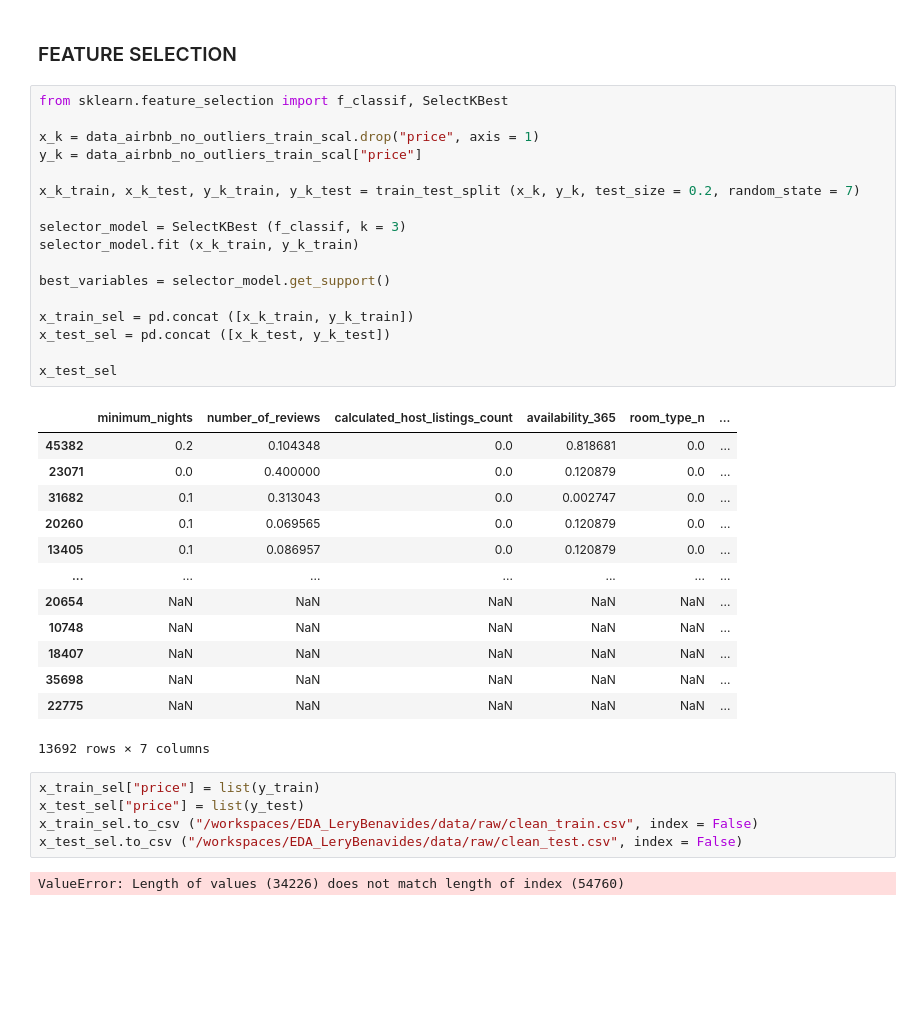
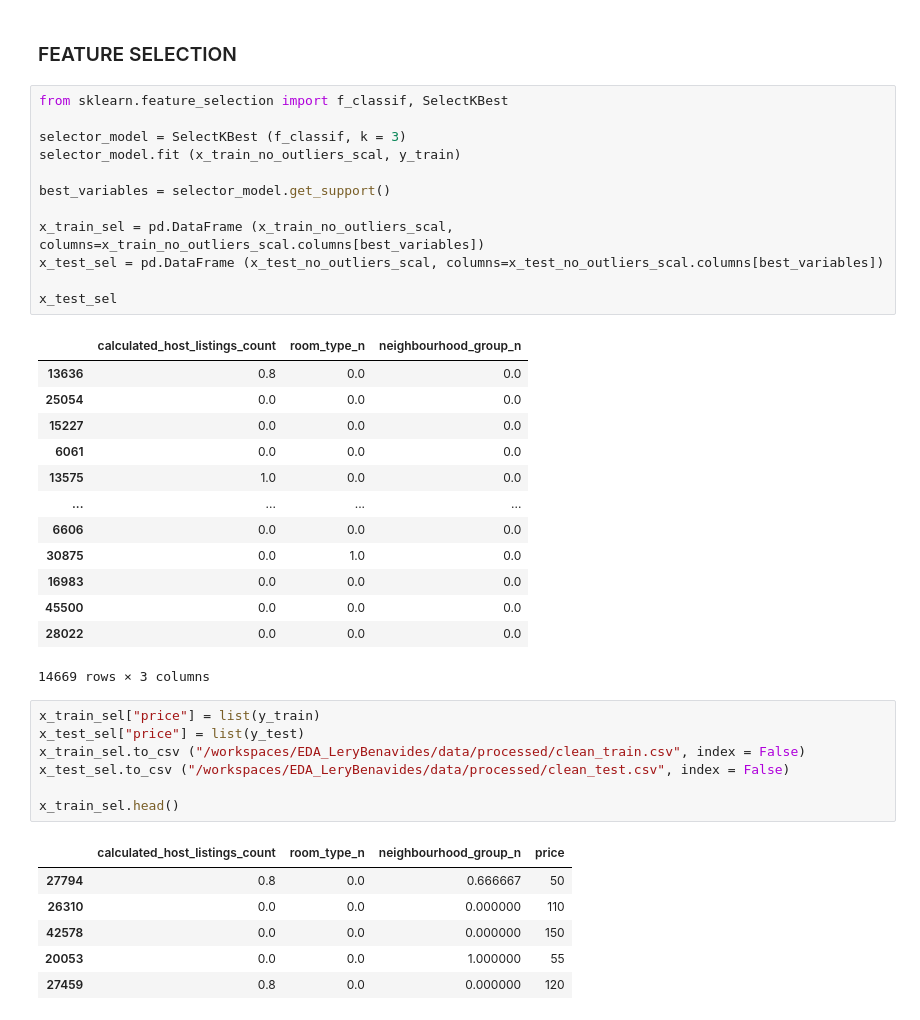
Before and after one commit to barret07/EDA_LeryBenavides, a Jupyter notebook: src/explore.ipynb, the cells around one changed output. Cells and saved outputs as stored; diff of their text form; blank space fills up the shorter version.

Commit message:
EDA Project Lery B

```diff
--- a/src/explore.ipynb
+++ b/src/explore.ipynb
@@ -571,38 +571,40 @@ x_train_no_outliers_scal.head()
 # %%
 from sklearn.feature_selection import f_classif, SelectKBest
 
-x_k = data_airbnb_no_outliers_train_scal.drop("price", axis = 1)
-y_k = data_airbnb_no_outliers_train_scal["price"]
-
-x_k_train, x_k_test, y_k_train, y_k_test = train_test_split (x_k, y_k, test_size = 0.2, random_state = 7)
-
 selector_model = SelectKBest (f_classif, k = 3)
-selector_model.fit (x_k_train, y_k_train)
+selector_model.fit (x_train_no_outliers_scal, y_train)
 
 best_variables = selector_model.get_support()
 
-x_train_sel = pd.concat ([x_k_train, y_k_train])
-x_test_sel = pd.concat ([x_k_test, y_k_test])
+x_train_sel = pd.DataFrame (x_train_no_outliers_scal, columns=x_train_no_outliers_scal.columns[best_variables])
+x_test_sel = pd.DataFrame (x_test_no_outliers_scal, columns=x_test_no_outliers_scal.columns[best_variables])
 
 x_test_sel
 # %% [output]
-|  | minimum_nights | number_of_reviews | calculated_host_listings_count | availability_365 | room_type_n | ... |
-| 45382 | 0.2 | 0.104348 | 0.0 | 0.818681 | 0.0 | ... |
-| 23071 | 0.0 | 0.400000 | 0.0 | 0.120879 | 0.0 | ... |
-| 31682 | 0.1 | 0.313043 | 0.0 | 0.002747 | 0.0 | ... |
-| 20260 | 0.1 | 0.069565 | 0.0 | 0.120879 | 0.0 | ... |
-| 13405 | 0.1 | 0.086957 | 0.0 | 0.120879 | 0.0 | ... |
-| ... | ... | ... | ... | ... | ... | ... |
-| 20654 | NaN | NaN | NaN | NaN | NaN | ... |
-| 10748 | NaN | NaN | NaN | NaN | NaN | ... |
-| 18407 | NaN | NaN | NaN | NaN | NaN | ... |
-| 35698 | NaN | NaN | NaN | NaN | NaN | ... |
-| 22775 | NaN | NaN | NaN | NaN | NaN | ... |
+|  | calculated_host_listings_count | room_type_n | neighbourhood_group_n |
+| 13636 | 0.8 | 0.0 | 0.0 |
+| 25054 | 0.0 | 0.0 | 0.0 |
+| 15227 | 0.0 | 0.0 | 0.0 |
+| 6061 | 0.0 | 0.0 | 0.0 |
+| 13575 | 1.0 | 0.0 | 0.0 |
+| ... | ... | ... | ... |
+| 6606 | 0.0 | 0.0 | 0.0 |
+| 30875 | 0.0 | 1.0 | 0.0 |
+| 16983 | 0.0 | 0.0 | 0.0 |
+| 45500 | 0.0 | 0.0 | 0.0 |
+| 28022 | 0.0 | 0.0 | 0.0 |
-13692 rows × 7 columns
+14669 rows × 3 columns
 # %%
 x_train_sel["price"] = list(y_train)
 x_test_sel["price"] = list(y_test)
-x_train_sel.to_csv ("/workspaces/EDA_LeryBenavides/data/raw/clean_train.csv", index = False)
-x_test_sel.to_csv ("/workspaces/EDA_LeryBenavides/data/raw/clean_test.csv", index = False)
+x_train_sel.to_csv ("/workspaces/EDA_LeryBenavides/data/processed/clean_train.csv", index = False)
+x_test_sel.to_csv ("/workspaces/EDA_LeryBenavides/data/processed/clean_test.csv", index = False)
+
+x_train_sel.head()
 # %% [output]
-ValueError: Length of values (34226) does not match length of index (54760)
+|  | calculated_host_listings_count | room_type_n | neighbourhood_group_n | price |
+| 27794 | 0.8 | 0.0 | 0.666667 | 50 |
+| 26310 | 0.0 | 0.0 | 0.000000 | 110 |
+| 42578 | 0.0 | 0.0 | 0.000000 | 150 |
+| 20053 | 0.0 | 0.0 | 1.000000 | 55 |
+| 27459 | 0.8 | 0.0 | 0.000000 | 120 |
```
Also changed, not shown: parts of 2 cells of this notebook, 18 other files.
